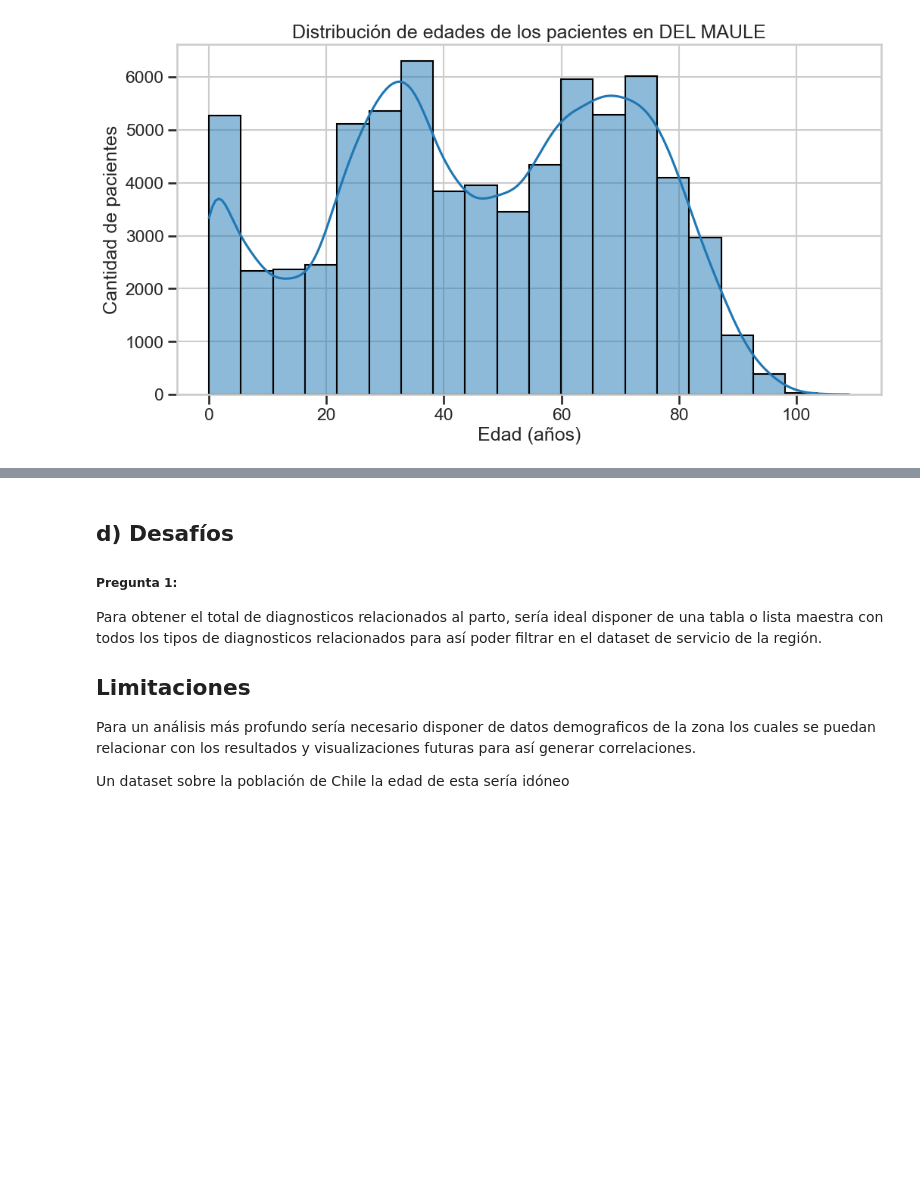
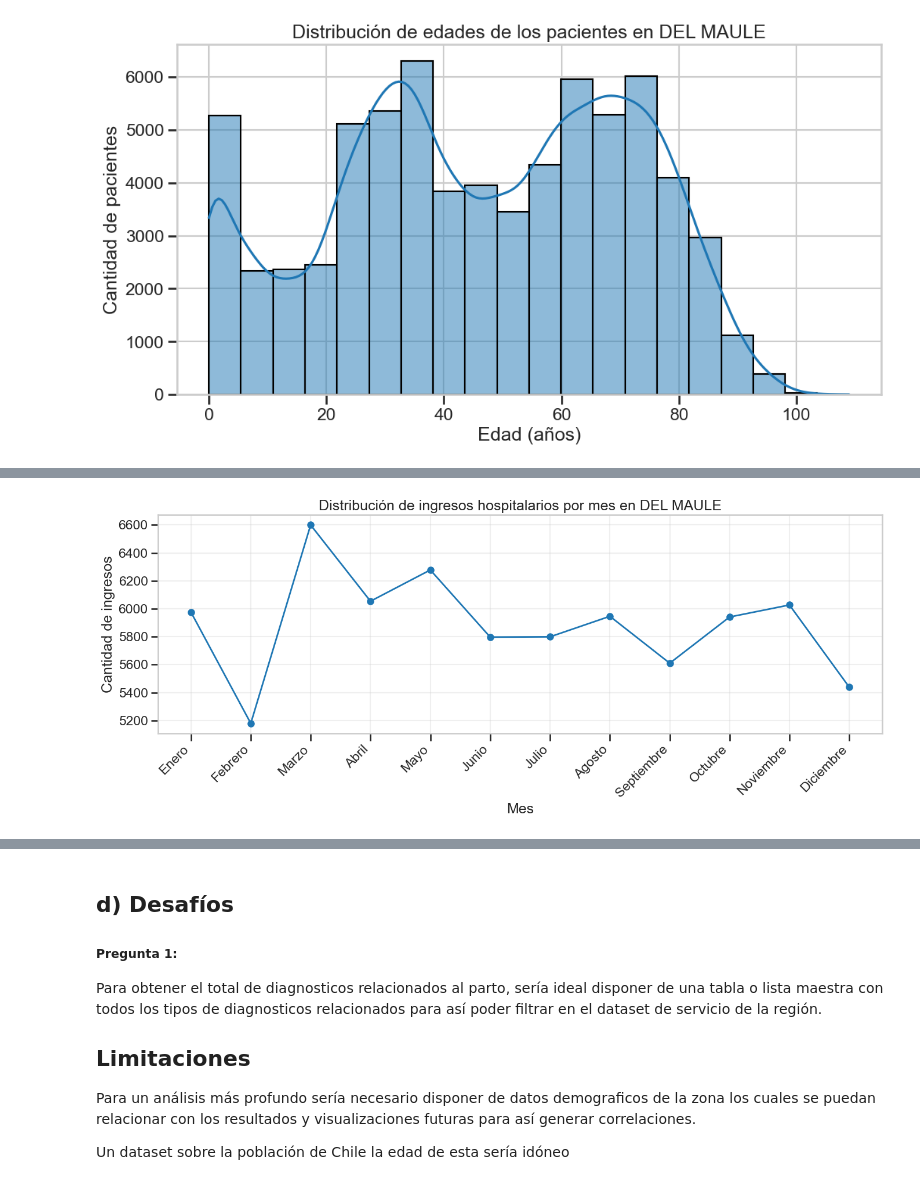
Before and after one commit to Bato21/Analisis-de-Datos-e-Inferencia-Estadistica, a Jupyter notebook: 00_Intro_exploracion_GRD_01_2026.ipynb, the cells around one changed output, grey strips where cells are left out. Cells and saved outputs as stored; diff of their text form; code cells hidden in the pictures; blank space fills up the shorter version.

```diff
--- a/00_Intro_exploracion_GRD_01_2026.ipynb
+++ b/00_Intro_exploracion_GRD_01_2026.ipynb
@@ -580,0 +669,22 @@ plt.show()
+# %%
+# Análisis temporal: Distribución de ingresos por mes
+df_servicio['MES_INGRESO'] = df_servicio['FECHA_INGRESO'].dt.month
+df_servicio['MES_NOMBRE'] = df_servicio['FECHA_INGRESO'].dt.strftime('%B')
+
+plt.figure(figsize=(14, 6))
+meses_orden = ['January', 'February', 'March', 'April', 'May', 'June',
+               'July', 'August', 'September', 'October', 'November', 'December']
+meses_espanol = ['Enero', 'Febrero', 'Marzo', 'Abril', 'Mayo', 'Junio',
+                 'Julio', 'Agosto', 'Septiembre', 'Octubre', 'Noviembre', 'Diciembre']
+
+mes_counts = df_servicio['MES_INGRESO'].value_counts().sort_index()
+plt.plot(mes_counts.index, mes_counts.values, marker='o', linewidth=2, markersize=8)
+plt.title(f'Distribución de ingresos hospitalarios por mes en {servicio_seleccionado}')
+plt.xlabel('Mes')
+plt.ylabel('Cantidad de ingresos')
+plt.xticks(range(1, 13), meses_espanol, rotation=45, ha='right')
+plt.grid(True, alpha=0.3)
+plt.tight_layout()
+plt.show()
+# %% [output]
+[figure, added]
```
Also changed, not shown: parts of 11 cells of this notebook.
